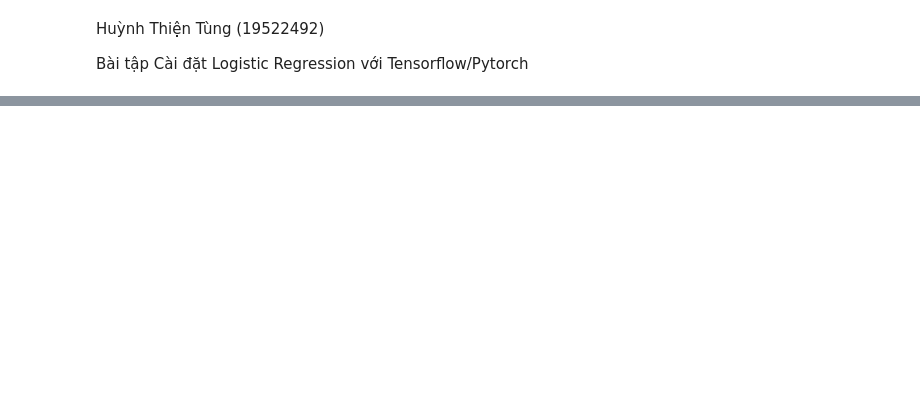
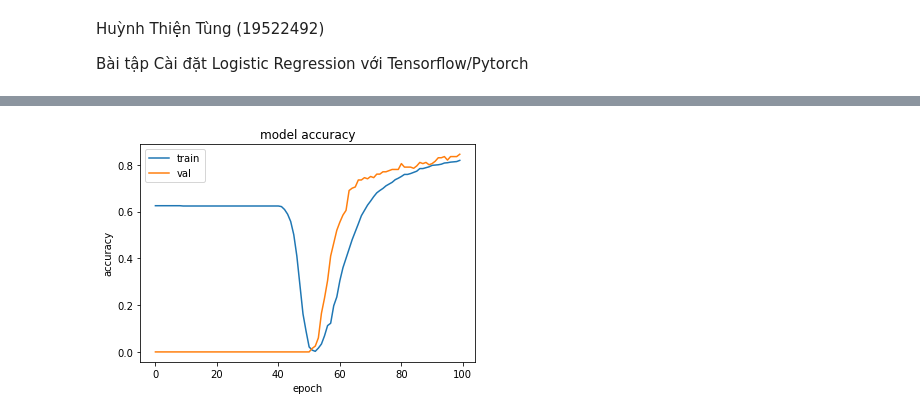
Before and after one commit to tuilatung/CS331, a Jupyter notebook: BT3/19522492_Logistic_Regression_Tensorflow.ipynb, the cells around one changed output, grey strips where cells are left out. Cells and saved outputs as stored; diff of their text form; code cells hidden in the pictures; blank space fills up the shorter version.

```diff
--- a/BT3/19522492_Logistic_Regression_Tensorflow.ipynb
+++ b/BT3/19522492_Logistic_Regression_Tensorflow.ipynb
@@ -237,0 +45,7 @@ plt.show()
+# %%
+model = tf.keras.Sequential()
+model.add(tf.keras.layers.Dense(1, input_dim=X.shape[1], activation='sigmoid'))
+# %%
+model.compile(loss='binary_crossentropy', optimizer='rmsprop', metrics='accuracy')
+# %%
+history = model.fit(X, Y, epochs=100, validation_split=0.2, verbose=1)
@@ -237,0 +70,10 @@ plt.show()
+# %%
+plt.plot(history.history['accuracy'])
+plt.plot(history.history['val_accuracy'])
+plt.title('model accuracy')
+plt.ylabel('accuracy')
+plt.xlabel('epoch')
+plt.legend(['train', 'val'], loc='upper left')
+plt.show()
+# %% [output]
+[figure, added]
```
Also changed, not shown: parts of 23 cells of this notebook, 3 other files.
